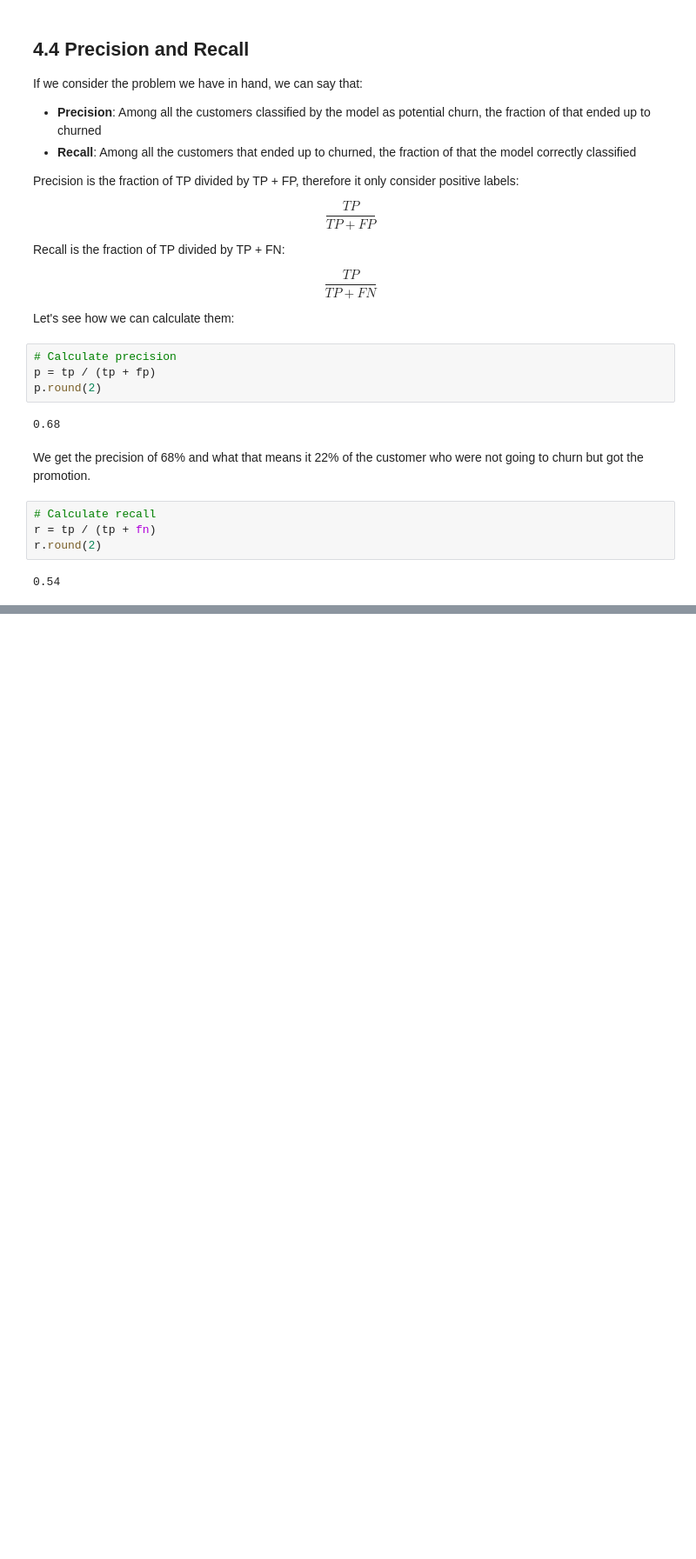
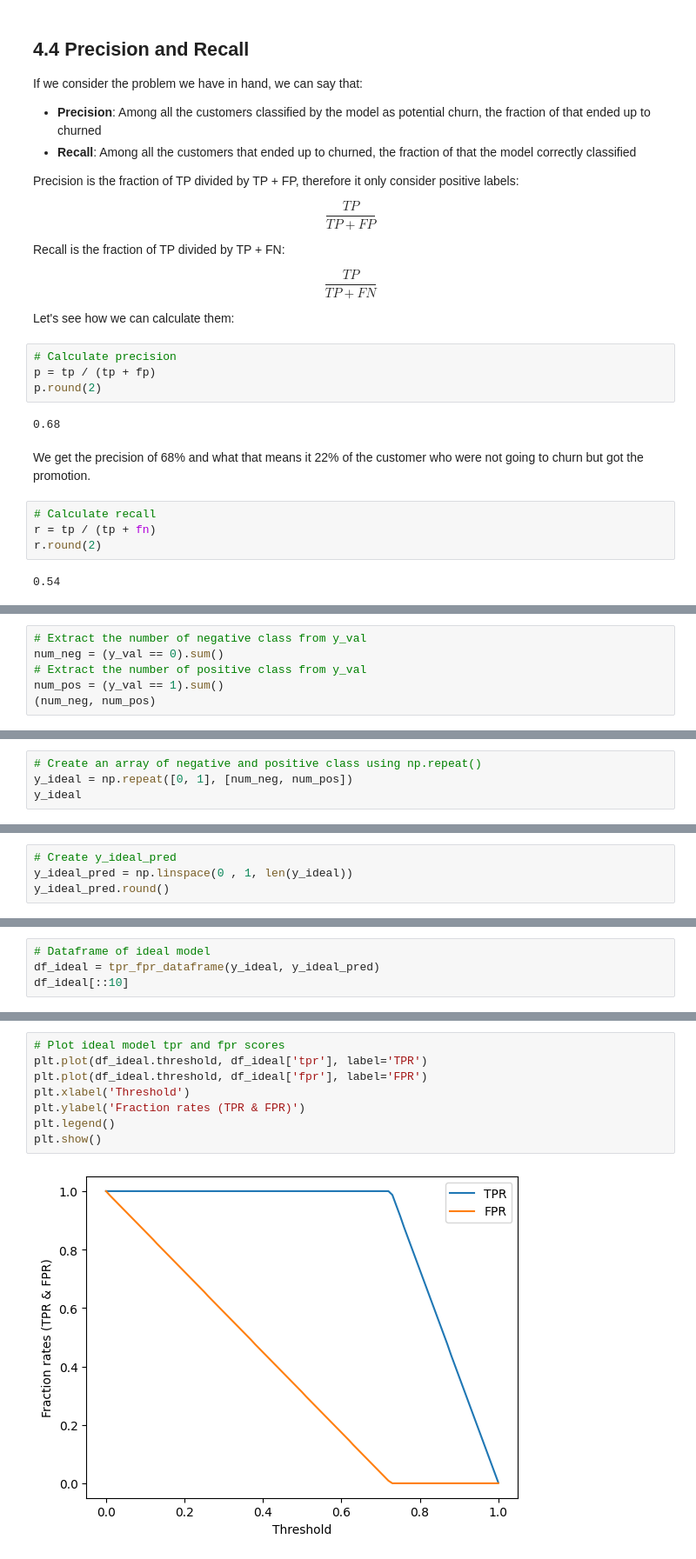
Before and after one commit to MuhammadAwon/ml-engineering, a Jupyter notebook: 04-evaluation/evaluation-metrics-classification.ipynb, the cells around one changed output, grey strips where cells are left out. Shown at 87% size. Saved outputs shown, nothing was run; the diff lists cells and outputs as text; blank space fills up the shorter version.

```diff
--- a/04-evaluation/evaluation-metrics-classification.ipynb
+++ b/04-evaluation/evaluation-metrics-classification.ipynb
@@ -302,0 +502,6 @@ Precision and recall give us the complete picture of the model performance and t
+# %%
+# Extract the number of negative class from y_val
+num_neg = (y_val == 0).sum()
+# Extract the number of positive class from y_val
+num_pos = (y_val == 1).sum()
+(num_neg, num_pos)
@@ -302,0 +512,4 @@ Precision and recall give us the complete picture of the model performance and t
+# %%
+# Create an array of negative and positive class using np.repeat()
+y_ideal = np.repeat([0, 1], [num_neg, num_pos])
+y_ideal
@@ -302,0 +518,4 @@ Precision and recall give us the complete picture of the model performance and t
+# %%
+# Create y_ideal_pred
+y_ideal_pred = np.linspace(0 , 1, len(y_ideal))
+y_ideal_pred.round()
@@ -302,0 +536,4 @@ Precision and recall give us the complete picture of the model performance and t
+# %%
+# Dataframe of ideal model
+df_ideal = tpr_fpr_dataframe(y_ideal, y_ideal_pred)
+df_ideal[::10]
@@ -302,0 +553,10 @@ Precision and recall give us the complete picture of the model performance and t
+# %%
+# Plot ideal model tpr and fpr scores
+plt.plot(df_ideal.threshold, df_ideal['tpr'], label='TPR')
+plt.plot(df_ideal.threshold, df_ideal['fpr'], label='FPR')
+plt.xlabel('Threshold')
+plt.ylabel('Fraction rates (TPR & FPR)')
+plt.legend()
+plt.show()
+# %% [output]
+[figure, added]
```
Also changed, not shown: parts of 34 cells of this notebook, 1 other file.
